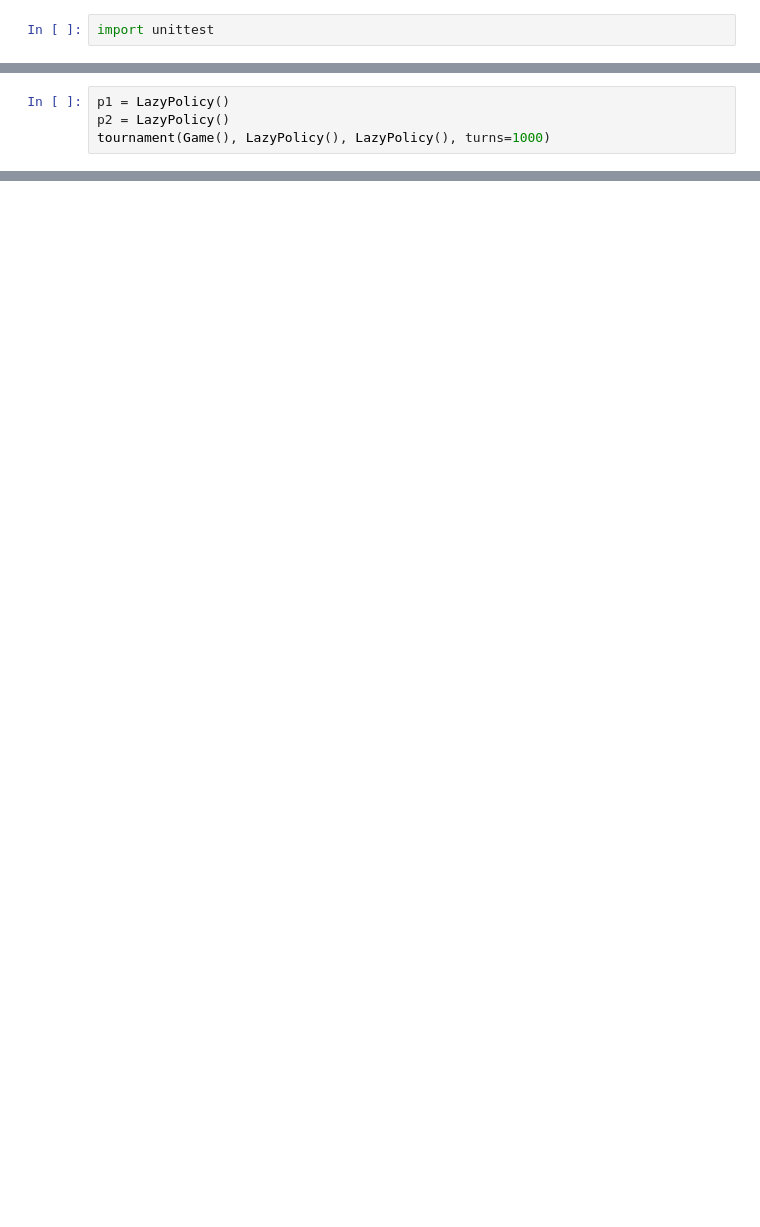
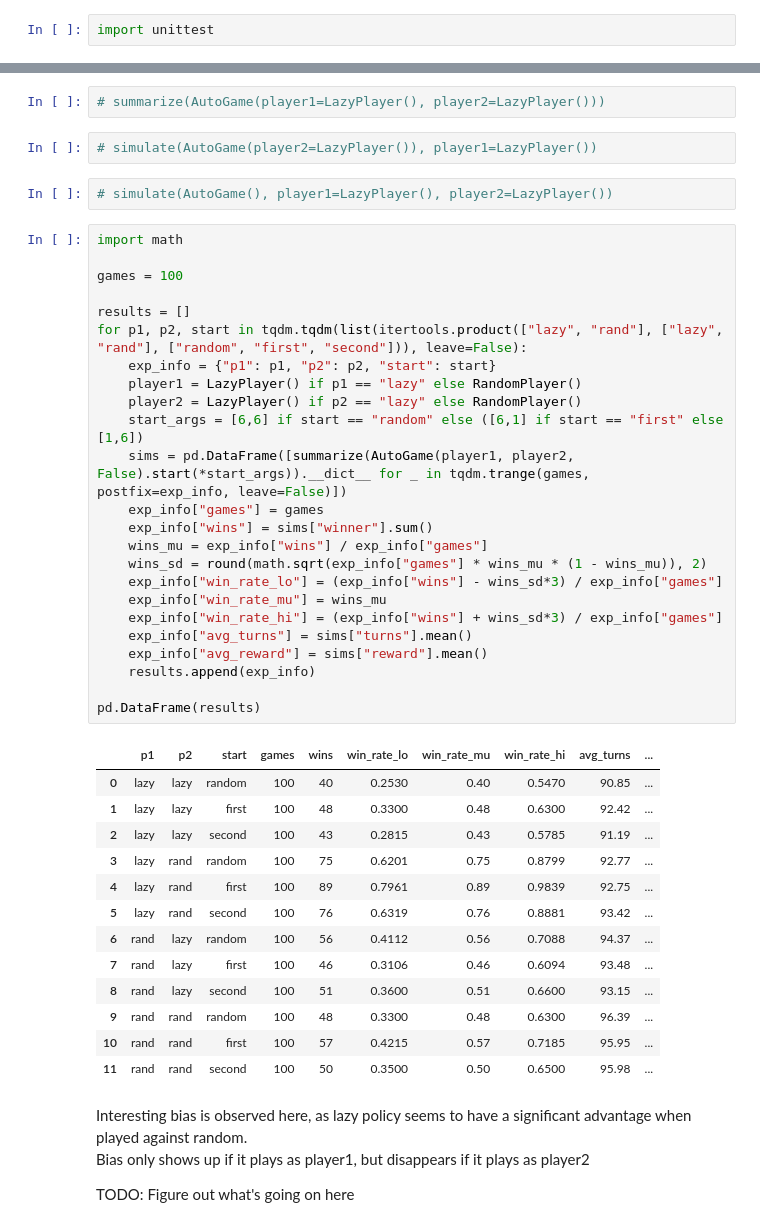
Before and after one commit to chaos-ad/rl-excercises, a Jupyter notebook: backgammon/backgammon.ipynb, the cells around one changed output, grey strips where cells are left out. Saved outputs shown, nothing was run; the diff lists cells and outputs as text; blank space fills up the shorter version.

```diff
--- a/backgammon/backgammon.ipynb
+++ b/backgammon/backgammon.ipynb
@@ -532,4 +356,0 @@ def tournament(game: Game, player1: Policy, player2: Policy, turns: int = 100) -
-# %%
-p1 = LazyPolicy()
-p2 = LazyPolicy()
-tournament(Game(), LazyPolicy(), LazyPolicy(), turns=1000)
@@ -558,0 +536,49 @@ dtype: float64
+# %%
+# summarize(AutoGame(player1=LazyPlayer(), player2=LazyPlayer()))
+# %%
+# simulate(AutoGame(player2=LazyPlayer()), player1=LazyPlayer())
+# %%
+# simulate(AutoGame(), player1=LazyPlayer(), player2=LazyPlayer())
+# %%
+import math
+
+games = 100
+
+results = []
+for p1, p2, start in tqdm.tqdm(list(itertools.product(["lazy", "rand"], ["lazy", "rand"], ["random", "first", "second"])), leave=False):
+    exp_info = {"p1": p1, "p2": p2, "start": start}
+    player1 = LazyPlayer() if p1 == "lazy" else RandomPlayer()
+    player2 = LazyPlayer() if p2 == "lazy" else RandomPlayer()
+    start_args = [6,6] if start == "random" else ([6,1] if start == "first" else [1,6])
+    sims = pd.DataFrame([summarize(AutoGame(player1, player2, False).start(*start_args)).__dict__ for _ in tqdm.trange(games, postfix=exp_info, leave=False)])
+    exp_info["games"] = games
+    exp_info["wins"] = sims["winner"].sum()
+    wins_mu = exp_info["wins"] / exp_info["games"]
+    wins_sd = round(math.sqrt(exp_info["games"] * wins_mu * (1 - wins_mu)), 2)
+    exp_info["win_rate_lo"] = (exp_info["wins"] - wins_sd*3) / exp_info["games"]
+    exp_info["win_rate_mu"] = wins_mu
+    exp_info["win_rate_hi"] = (exp_info["wins"] + wins_sd*3) / exp_info["games"]
+    exp_info["avg_turns"] = sims["turns"].mean()
+    exp_info["avg_reward"] = sims["reward"].mean()
+    results.append(exp_info)
+
+pd.DataFrame(results)
+# %% [output]
+|  | p1 | p2 | start | games | wins | win_rate_lo | win_rate_mu | win_rate_hi | avg_turns | ... |
+| 0 | lazy | lazy | random | 100 | 40 | 0.2530 | 0.40 | 0.5470 | 90.85 | ... |
+| 1 | lazy | lazy | first | 100 | 48 | 0.3300 | 0.48 | 0.6300 | 92.42 | ... |
+| 2 | lazy | lazy | second | 100 | 43 | 0.2815 | 0.43 | 0.5785 | 91.19 | ... |
+| 3 | lazy | rand | random | 100 | 75 | 0.6201 | 0.75 | 0.8799 | 92.77 | ... |
+| 4 | lazy | rand | first | 100 | 89 | 0.7961 | 0.89 | 0.9839 | 92.75 | ... |
+| 5 | lazy | rand | second | 100 | 76 | 0.6319 | 0.76 | 0.8881 | 93.42 | ... |
+| 6 | rand | lazy | random | 100 | 56 | 0.4112 | 0.56 | 0.7088 | 94.37 | ... |
+| 7 | rand | lazy | first | 100 | 46 | 0.3106 | 0.46 | 0.6094 | 93.48 | ... |
+| 8 | rand | lazy | second | 100 | 51 | 0.3600 | 0.51 | 0.6600 | 93.15 | ... |
+| 9 | rand | rand | random | 100 | 48 | 0.3300 | 0.48 | 0.6300 | 96.39 | ... |
+| 10 | rand | rand | first | 100 | 57 | 0.4215 | 0.57 | 0.7185 | 95.95 | ... |
+| 11 | rand | rand | second | 100 | 50 | 0.3500 | 0.50 | 0.6500 | 95.98 | ... |
+# %% [markdown]
+Interesting bias is observed here, as lazy policy seems to have a significant advantage when played against random.
+Bias only shows up if it plays as player1, but disappears if it plays as player2
+
+TODO: Figure out what's going on here
```
Also changed, not shown: parts of 47 cells of this notebook.
